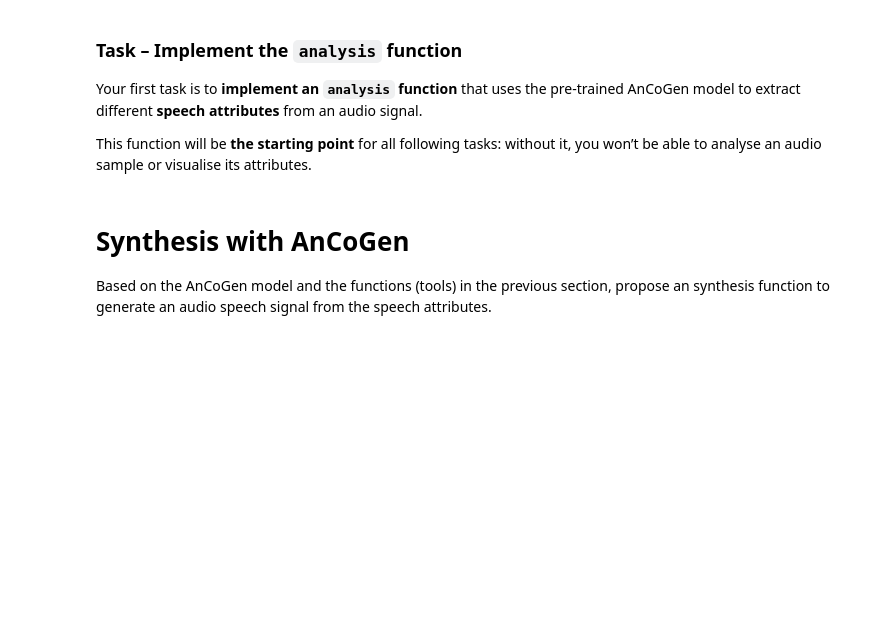
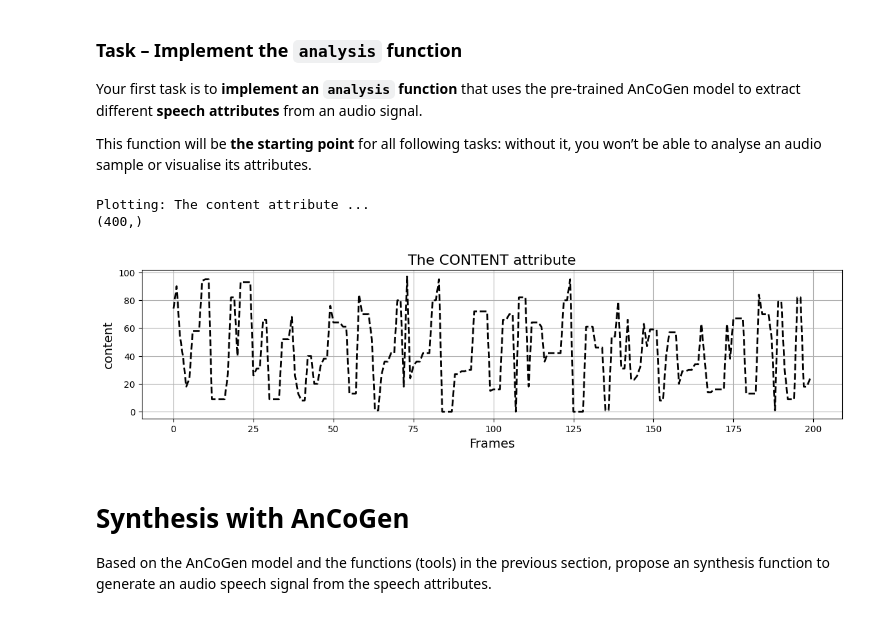
Before and after one commit to Ali339275/Ancogen-model, a Jupyter notebook: Copy_of_ancogen_lab_student.ipynb, the cells around one changed output. Saved outputs shown, nothing was run; the diff lists cells and outputs as text; code cells hidden in the pictures; blank space fills up the shorter version.

```diff
--- a/Copy_of_ancogen_lab_student.ipynb
+++ b/Copy_of_ancogen_lab_student.ipynb
@@ -888,12 +933,16 @@ def analysis(indices,
 # %%
 # @title Test Analysis
-variable_name = "loudness" # @param {"type":"string"}
+variable_name = "content" # @param {"type":"string"}
 file_name = "test.wav" # @param {"type":"string"}
 # Preprocess the audio
 audio = preprocess(file_name)
 
 # Analyse the audio with the AnCoGen
 attributes = analysis(audio, apply_max=True, attribute_name=variable_name, plot_bool=True)
+# %% [output]
+Plotting: The content attribute ...
+(400,)
+[figure, added]
 # %% [markdown]
 # Synthesis with AnCoGen
 
```
Also changed, not shown: parts of 16 cells of this notebook.
